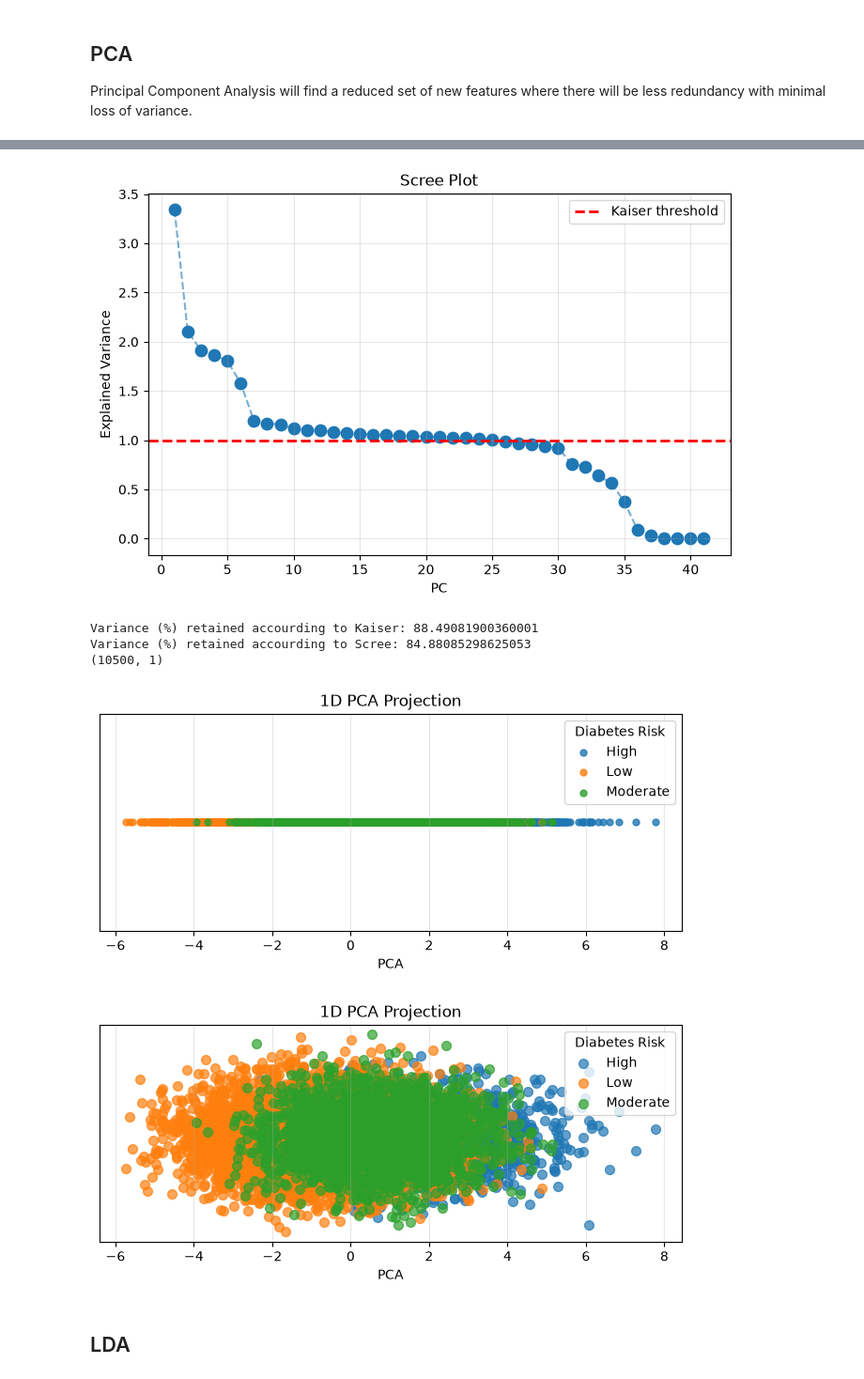
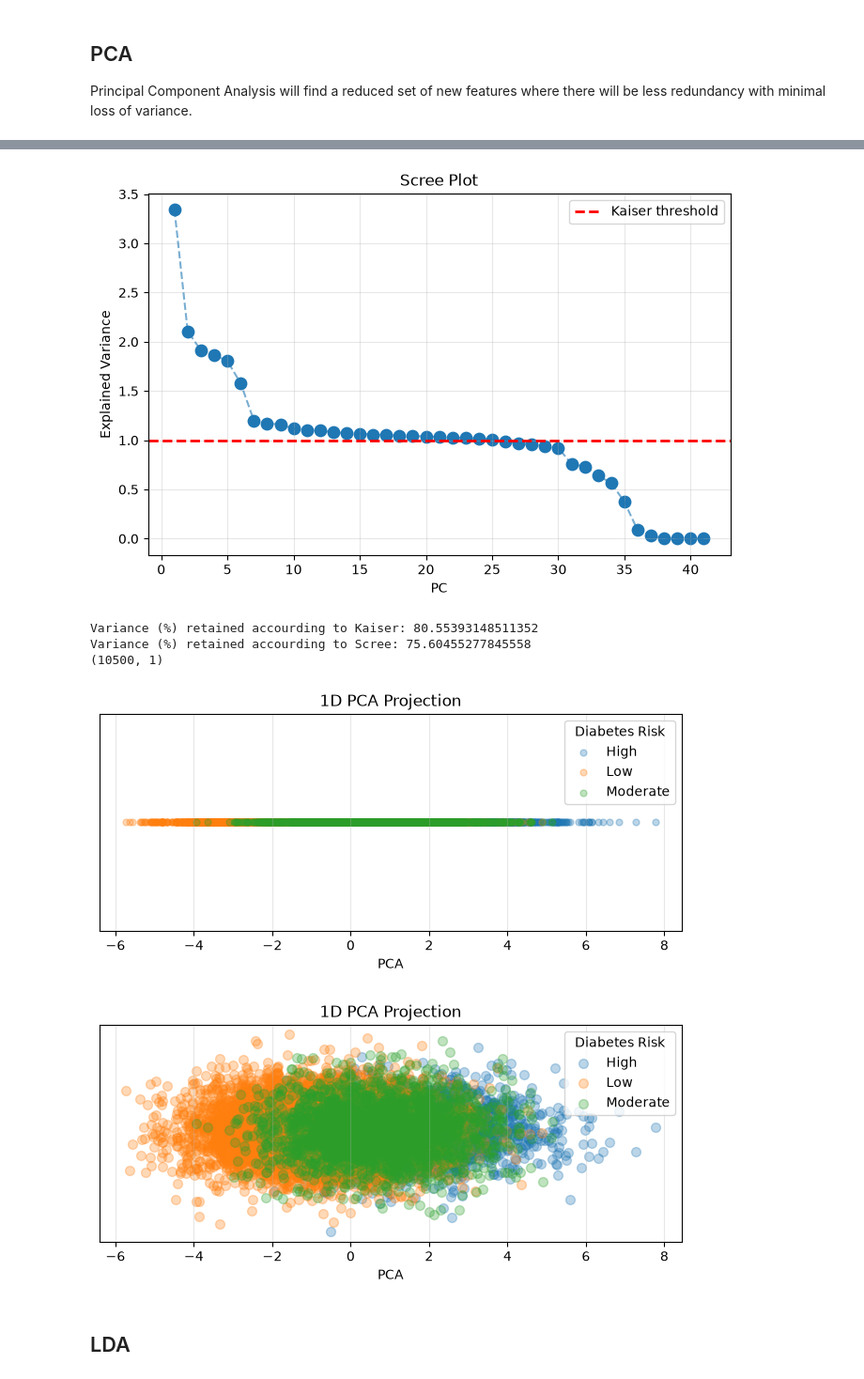
Before and after one commit to rodrigojsm/AC_Project, a Jupyter notebook: AC_project.ipynb, the cells around one changed output, grey strips where cells are left out. Shown at 94% size. Cells and saved outputs as stored; diff of their text form; code cells hidden in the pictures.

```diff
--- a/AC_project.ipynb
+++ b/AC_project.ipynb
@@ -336,11 +336,11 @@ plt.show()
 
 #To know which indexes are > 1
 kaiser_mask = pca.explained_variance_ > 1
-kaiser_sum = np.sum(pca.explained_variance_[kaiser_mask] ** 2)
-total_sum = np.sum(pca.explained_variance_ ** 2)
+kaiser_sum = np.sum(pca.explained_variance_[kaiser_mask])
+total_sum = np.sum(pca.explained_variance_)
 
 print("Variance (%) retained accourding to Kaiser: "+str((kaiser_sum/total_sum)*100))
-print("Variance (%) retained accourding to Scree: "+str(np.sum(pca.explained_variance_[0:23]**2)/(np.sum(pca.explained_variance_**2))*100))
+print("Variance (%) retained accourding to Scree: "+str(np.sum(pca.explained_variance_[0:23])/np.sum(pca.explained_variance_)*100))
 
 # 1-dimension PCA
 pca2 = PCA(n_components=1)
@@ -366,7 +366,7 @@ def show_PCA_LDA(show_jitter, x_matrix, y_vector, plot_name):
                 x_matrix[mask, 0],
                 jitter,
                 s=50,
-                alpha=0.7,
+                alpha=0.3,
                 label=str(label)
             )
         else:
@@ -374,14 +374,14 @@ def show_PCA_LDA(show_jitter, x_matrix, y_vector, plot_name):
                 x_matrix[mask, 0],
                 np.zeros(np.sum(mask)),
                 s=25,
-                alpha=0.8,
+                alpha=0.3,
                 label=str(label)
             )
 
 
     plt.xlabel(plot_name)
     plt.yticks([])
-    plt.title("1D PCA Projection")
+    plt.title("1D " + plot_name + " Projection")
     plt.legend(title="Diabetes Risk")
     plt.grid(True, axis="x", alpha=0.3)
     plt.show()
@@ -409,9 +409,9 @@ PCA eigenvalues/Explained variance
 [figure]
-Variance (%) retained accourding to Kaiser: 88.49081900360001
-Variance (%) retained accourding to Scree: 84.88085298625053
+Variance (%) retained accourding to Kaiser: 80.55393148511352
+Variance (%) retained accourding to Scree: 75.60455277845558
 (10500, 1)
-[figure, old version]
+[figure, new version]
-[figure, old version]
+[figure, new version]
 # %% [markdown]
 ## LDA
 # %%
```
Also changed, not shown: parts of 3 cells of this notebook.
